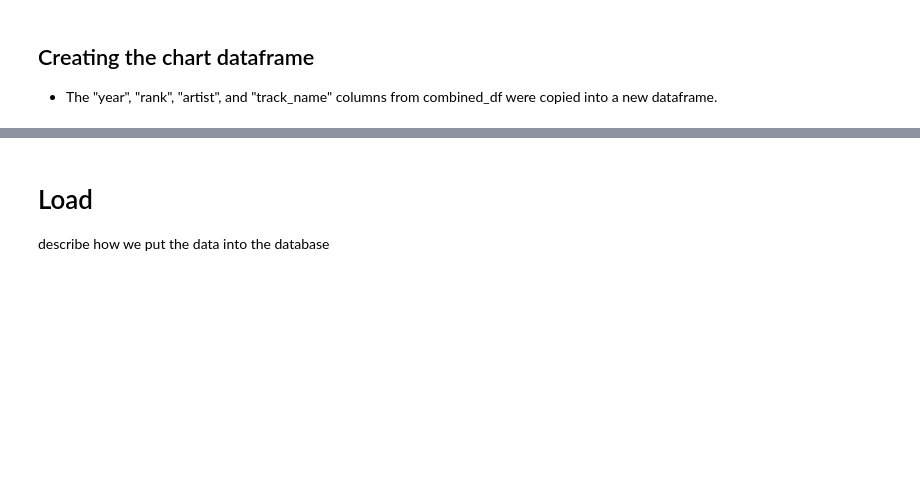
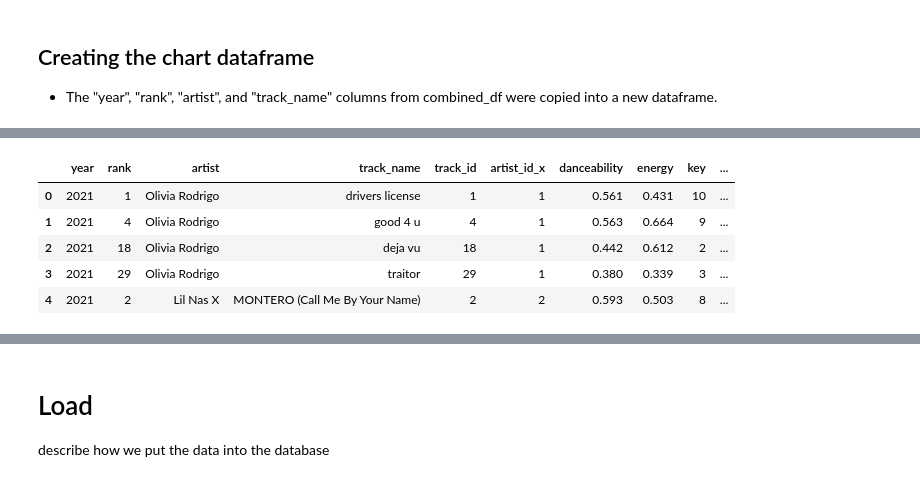
Before and after one commit to anyren/spotify-top-50, a Jupyter notebook: ETL.ipynb, the cells around one changed output, grey strips where cells are left out. Saved outputs shown, nothing was run; the diff lists cells and outputs as text; code cells hidden in the pictures; blank space fills up the shorter version.

```diff
--- a/ETL.ipynb
+++ b/ETL.ipynb
@@ -96,7 +212,14 @@ chart.head()
 # %%
 cm=chart.merge(tracks, on='track_name')
-cm = cm.merge(artists, left_on='artist',right_on='artist_name')
+cm = cm.merge(artists, left_on='artist',right_on='artist')
 cm.head()
+# %% [output]
+|  | year | rank | artist | track_name | track_id | artist_id_x | danceability | energy | key | ... |
+| 0 | 2021 | 1 | Olivia Rodrigo | drivers license | 1 | 1 | 0.561 | 0.431 | 10 | ... |
+| 1 | 2021 | 4 | Olivia Rodrigo | good 4 u | 4 | 1 | 0.563 | 0.664 | 9 | ... |
+| 2 | 2021 | 18 | Olivia Rodrigo | deja vu | 18 | 1 | 0.442 | 0.612 | 2 | ... |
+| 3 | 2021 | 29 | Olivia Rodrigo | traitor | 29 | 1 | 0.380 | 0.339 | 3 | ... |
+| 4 | 2021 | 2 | Lil Nas X | MONTERO (Call Me By Your Name) | 2 | 2 | 0.593 | 0.503 | 8 | ... |
 # %%
 chart = cm[['year','rank','track_id','artist_id_y']].copy()
 chart.rename(columns={'artist_id_y':'artist_id'}, inplace=True)
```
Also changed, not shown: parts of 18 cells of this notebook, 1 other file.
